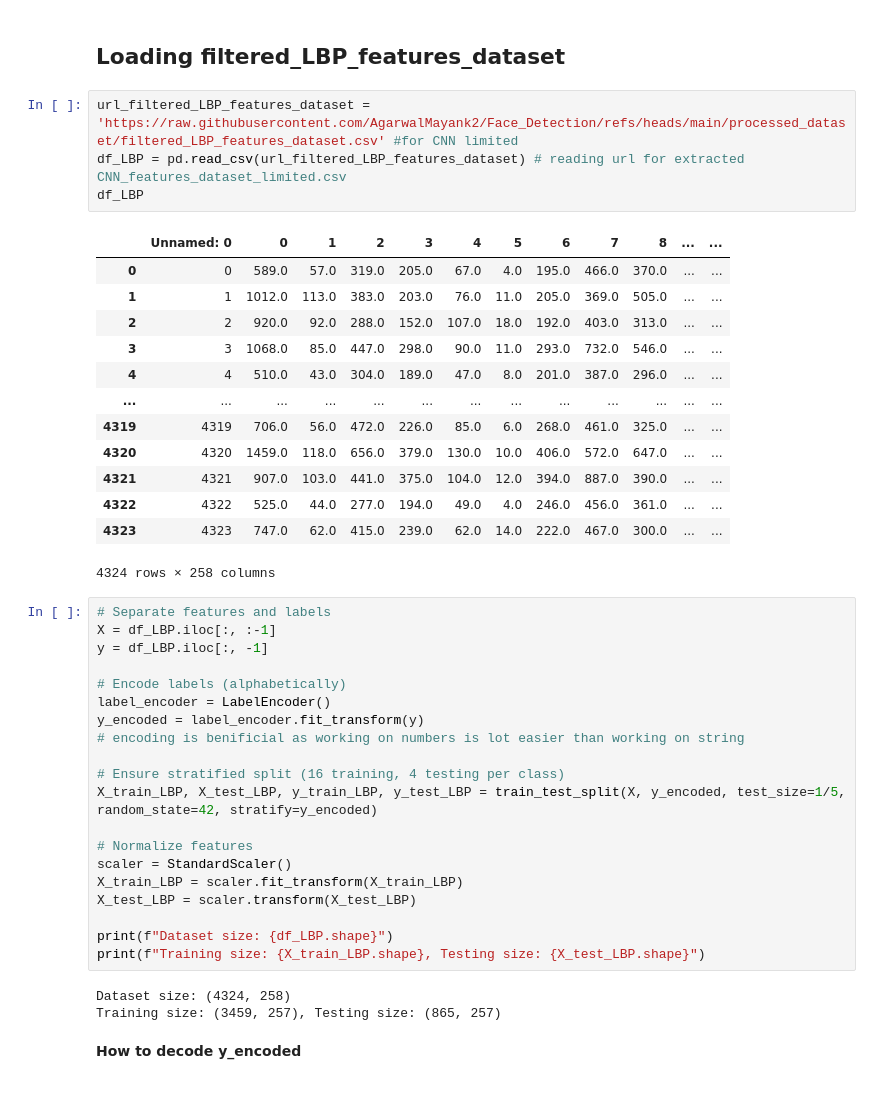
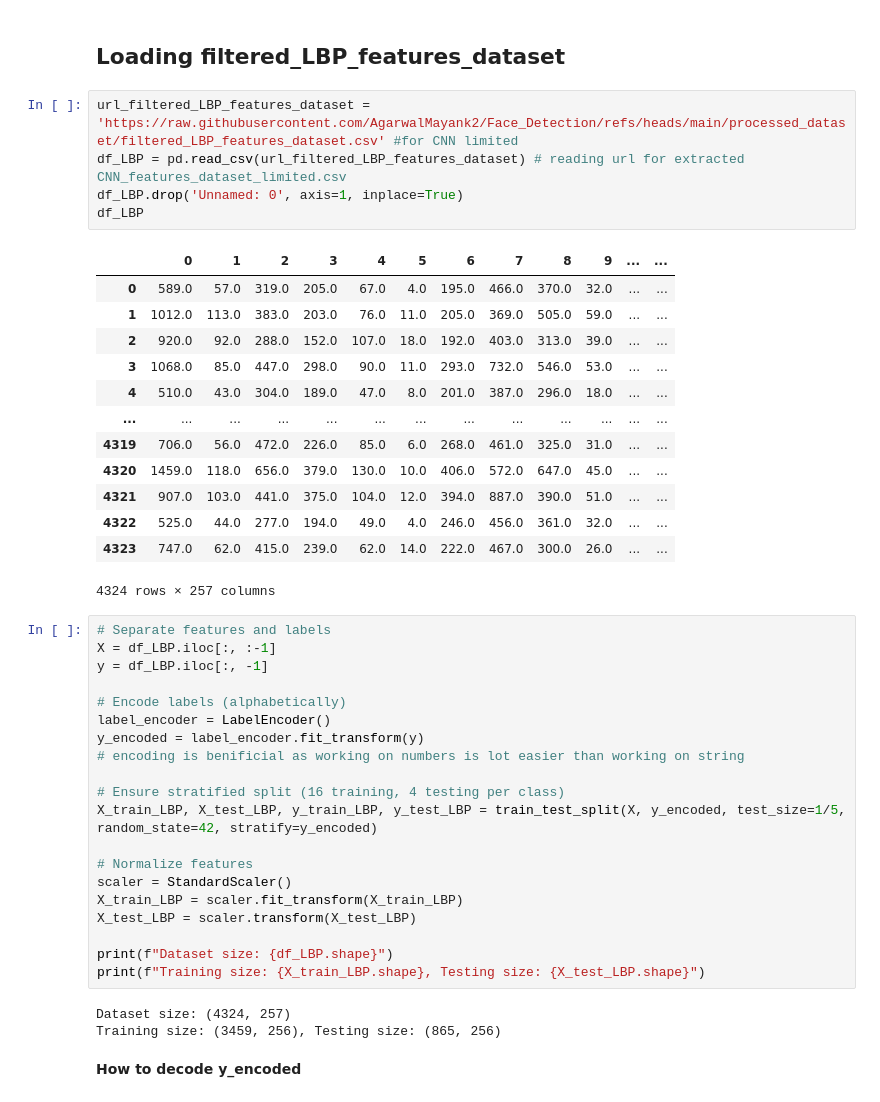
Before and after one commit to AgarwalMayank2/Face_Detection, a Jupyter notebook: processed_dataset/How_to_use_processed_dataset.ipynb, the cells around one changed output. Cells and saved outputs as stored; diff of their text form.

```diff
--- a/processed_dataset/How_to_use_processed_dataset.ipynb
+++ b/processed_dataset/How_to_use_processed_dataset.ipynb
@@ -78,21 +79,22 @@ print(f"{len(mapping)-1} : {mapping[len(mapping)-1]}") # len(mapping)=158 as the
 # %%
 url_filtered_LBP_features_dataset = 'https://raw.githubusercontent.com/AgarwalMayank2/Face_Detection/refs/heads/main/processed_dataset/filtered_LBP_features_dataset.csv' #for CNN limited
 df_LBP = pd.read_csv(url_filtered_LBP_features_dataset) # reading url for extracted CNN_features_dataset_limited.csv
+df_LBP.drop('Unnamed: 0', axis=1, inplace=True)
 df_LBP
 # %% [output]
-|  | Unnamed: 0 | 0 | 1 | 2 | 3 | 4 | 5 | 6 | 7 | 8 | ... | ... |
-| 0 | 0 | 589.0 | 57.0 | 319.0 | 205.0 | 67.0 | 4.0 | 195.0 | 466.0 | 370.0 | ... | ... |
-| 1 | 1 | 1012.0 | 113.0 | 383.0 | 203.0 | 76.0 | 11.0 | 205.0 | 369.0 | 505.0 | ... | ... |
-| 2 | 2 | 920.0 | 92.0 | 288.0 | 152.0 | 107.0 | 18.0 | 192.0 | 403.0 | 313.0 | ... | ... |
-| 3 | 3 | 1068.0 | 85.0 | 447.0 | 298.0 | 90.0 | 11.0 | 293.0 | 732.0 | 546.0 | ... | ... |
-| 4 | 4 | 510.0 | 43.0 | 304.0 | 189.0 | 47.0 | 8.0 | 201.0 | 387.0 | 296.0 | ... | ... |
+|  | 0 | 1 | 2 | 3 | 4 | 5 | 6 | 7 | 8 | 9 | ... | ... |
+| 0 | 589.0 | 57.0 | 319.0 | 205.0 | 67.0 | 4.0 | 195.0 | 466.0 | 370.0 | 32.0 | ... | ... |
+| 1 | 1012.0 | 113.0 | 383.0 | 203.0 | 76.0 | 11.0 | 205.0 | 369.0 | 505.0 | 59.0 | ... | ... |
+| 2 | 920.0 | 92.0 | 288.0 | 152.0 | 107.0 | 18.0 | 192.0 | 403.0 | 313.0 | 39.0 | ... | ... |
+| 3 | 1068.0 | 85.0 | 447.0 | 298.0 | 90.0 | 11.0 | 293.0 | 732.0 | 546.0 | 53.0 | ... | ... |
+| 4 | 510.0 | 43.0 | 304.0 | 189.0 | 47.0 | 8.0 | 201.0 | 387.0 | 296.0 | 18.0 | ... | ... |
 | ... | ... | ... | ... | ... | ... | ... | ... | ... | ... | ... | ... | ... |
-| 4319 | 4319 | 706.0 | 56.0 | 472.0 | 226.0 | 85.0 | 6.0 | 268.0 | 461.0 | 325.0 | ... | ... |
-| 4320 | 4320 | 1459.0 | 118.0 | 656.0 | 379.0 | 130.0 | 10.0 | 406.0 | 572.0 | 647.0 | ... | ... |
-| 4321 | 4321 | 907.0 | 103.0 | 441.0 | 375.0 | 104.0 | 12.0 | 394.0 | 887.0 | 390.0 | ... | ... |
-| 4322 | 4322 | 525.0 | 44.0 | 277.0 | 194.0 | 49.0 | 4.0 | 246.0 | 456.0 | 361.0 | ... | ... |
-| 4323 | 4323 | 747.0 | 62.0 | 415.0 | 239.0 | 62.0 | 14.0 | 222.0 | 467.0 | 300.0 | ... | ... |
+| 4319 | 706.0 | 56.0 | 472.0 | 226.0 | 85.0 | 6.0 | 268.0 | 461.0 | 325.0 | 31.0 | ... | ... |
+| 4320 | 1459.0 | 118.0 | 656.0 | 379.0 | 130.0 | 10.0 | 406.0 | 572.0 | 647.0 | 45.0 | ... | ... |
+| 4321 | 907.0 | 103.0 | 441.0 | 375.0 | 104.0 | 12.0 | 394.0 | 887.0 | 390.0 | 51.0 | ... | ... |
+| 4322 | 525.0 | 44.0 | 277.0 | 194.0 | 49.0 | 4.0 | 246.0 | 456.0 | 361.0 | 32.0 | ... | ... |
+| 4323 | 747.0 | 62.0 | 415.0 | 239.0 | 62.0 | 14.0 | 222.0 | 467.0 | 300.0 | 26.0 | ... | ... |
-4324 rows × 258 columns
+4324 rows × 257 columns
 # %%
 # Separate features and labels
 X = df_LBP.iloc[:, :-1]
@@ -114,8 +116,8 @@ X_test_LBP = scaler.transform(X_test_LBP)
 print(f"Dataset size: {df_LBP.shape}")
 print(f"Training size: {X_train_LBP.shape}, Testing size: {X_test_LBP.shape}")
 # %% [output]
-Dataset size: (4324, 258)
-Training size: (3459, 257), Testing size: (865, 257)
+Dataset size: (4324, 257)
+Training size: (3459, 256), Testing size: (865, 256)
 # %% [markdown]
 **How to decode y_encoded**
 # %%
```
Also changed, not shown: parts of 2 cells of this notebook.
